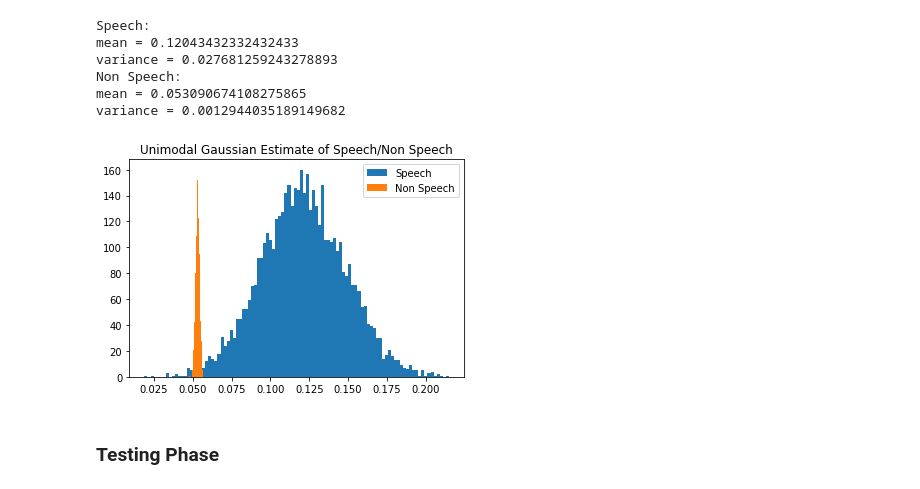
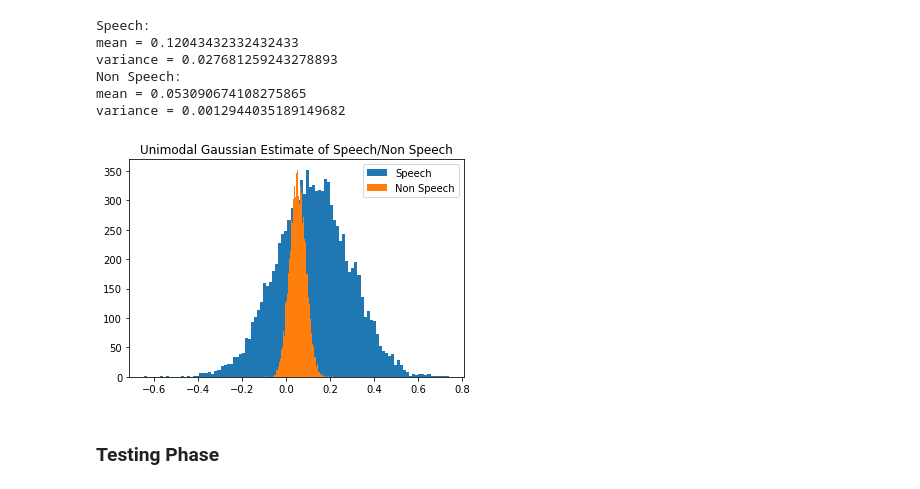
Before and after one commit to its-rajesh/Pattern-Recognition, a Jupyter notebook: PRA1Q1.ipynb, the cells around one changed output. Drawn from its saved outputs; the diff is of its cells as text; code cells hidden in the pictures.

```diff
--- a/PRA1Q1.ipynb
+++ b/PRA1Q1.ipynb
@@ -131,17 +131,17 @@ Non Speech:
 mean = 0.053090674108275865
 variance = 0.0012944035189149682
 # %%
-ste_plot_s = np.random.normal(ste_mean_s, ste_var_s, 5000)
-ste_plot_ns = np.random.normal(ste_mean_ns, ste_var_ns, 5000)
+ste_plot_s = np.random.normal(ste_mean_s, np.sqrt(ste_var_s), 10000)
+ste_plot_ns = np.random.normal(ste_mean_ns, np.sqrt(ste_var_ns), 10000)
 
 plt.hist(ste_plot_s, bins=100)
 plt.hist(ste_plot_ns, bins=100)
 
 plt.title('Unimodal Gaussian Estimate of Speech/Non Speech')
 plt.legend(['Speech', 'Non Speech'])
 plt.show()
 # %% [output]
-[figure, old version]
+[figure, new version]
 # %% [markdown]
 ### Testing Phase
 # %%
```
Also changed, not shown: parts of 1 cell of this notebook.
